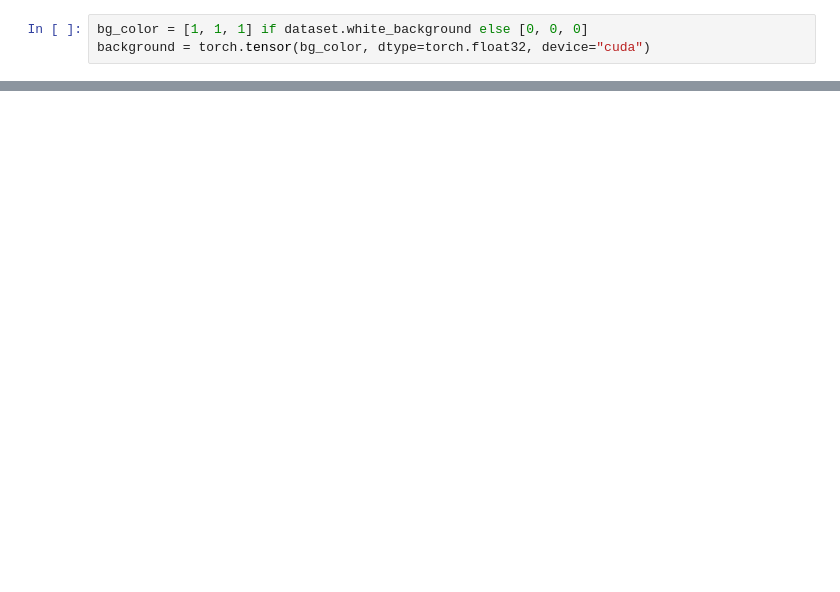
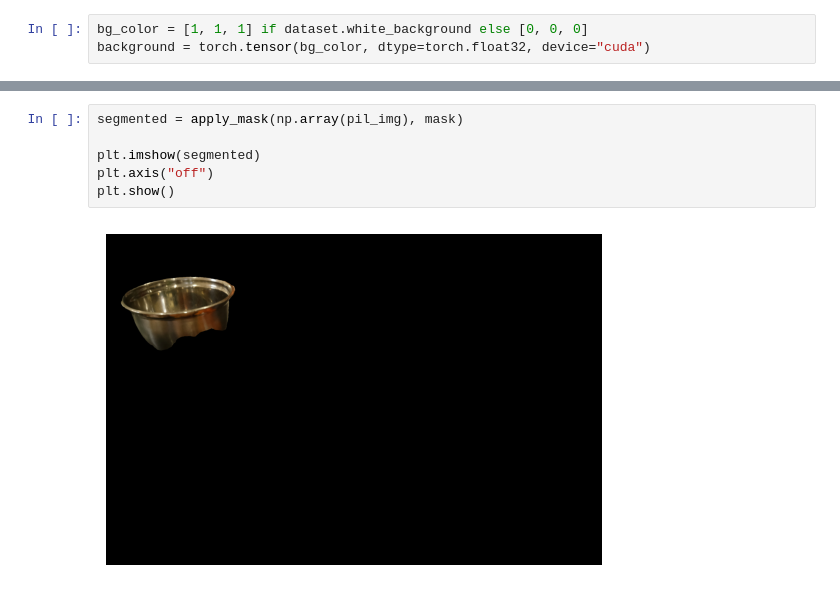
Before and after one commit to harrisonzhy/guide-3d, a Jupyter notebook: video_example.ipynb, the cells around one changed output, grey strips where cells are left out. Cells and saved outputs as stored; diff of their text form; blank space fills up the shorter version.

```diff
--- a/video_example.ipynb
+++ b/video_example.ipynb
@@ -245,0 +465,8 @@ print(psnr_val)
+# %%
+segmented = apply_mask(np.array(pil_img), mask)
+
+plt.imshow(segmented)
+plt.axis("off")
+plt.show()
+# %% [output]
+[figure, added]
```
Also changed, not shown: parts of 17 cells of this notebook.
